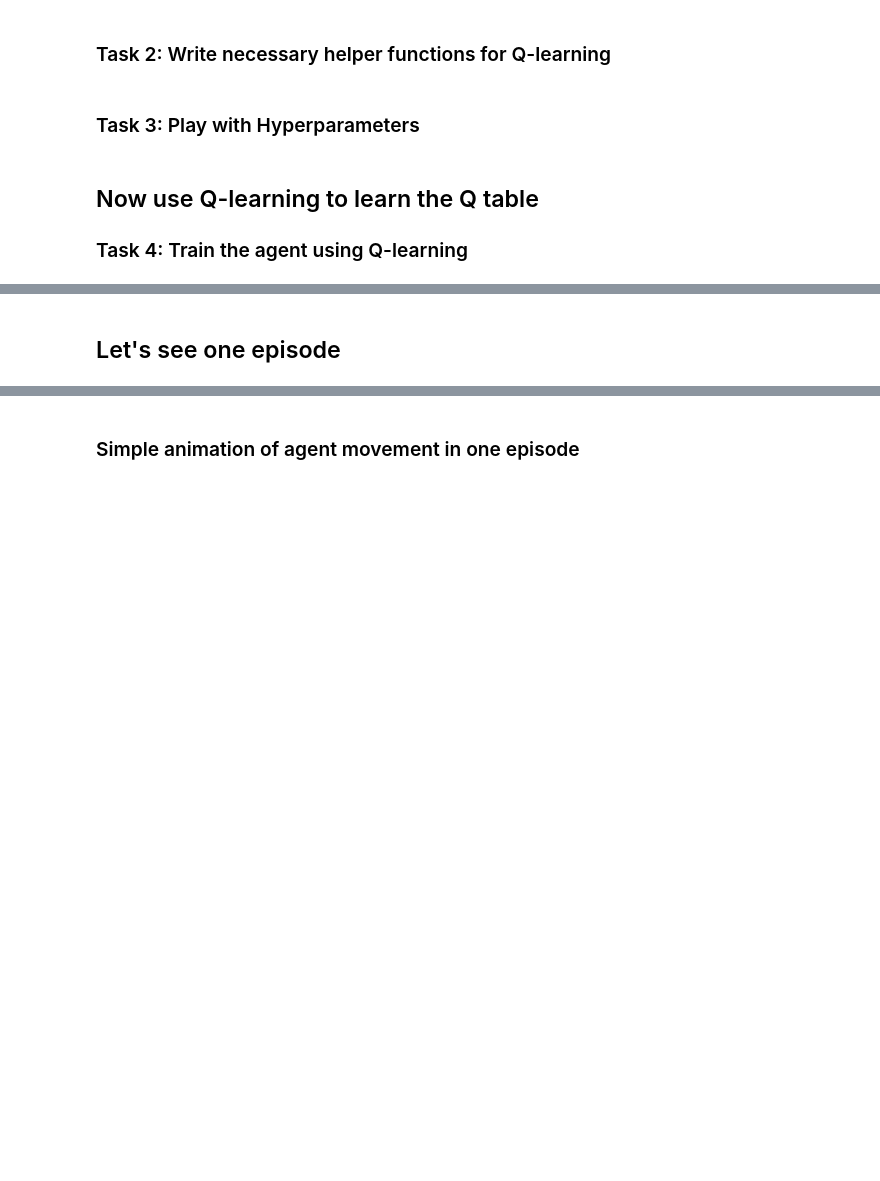
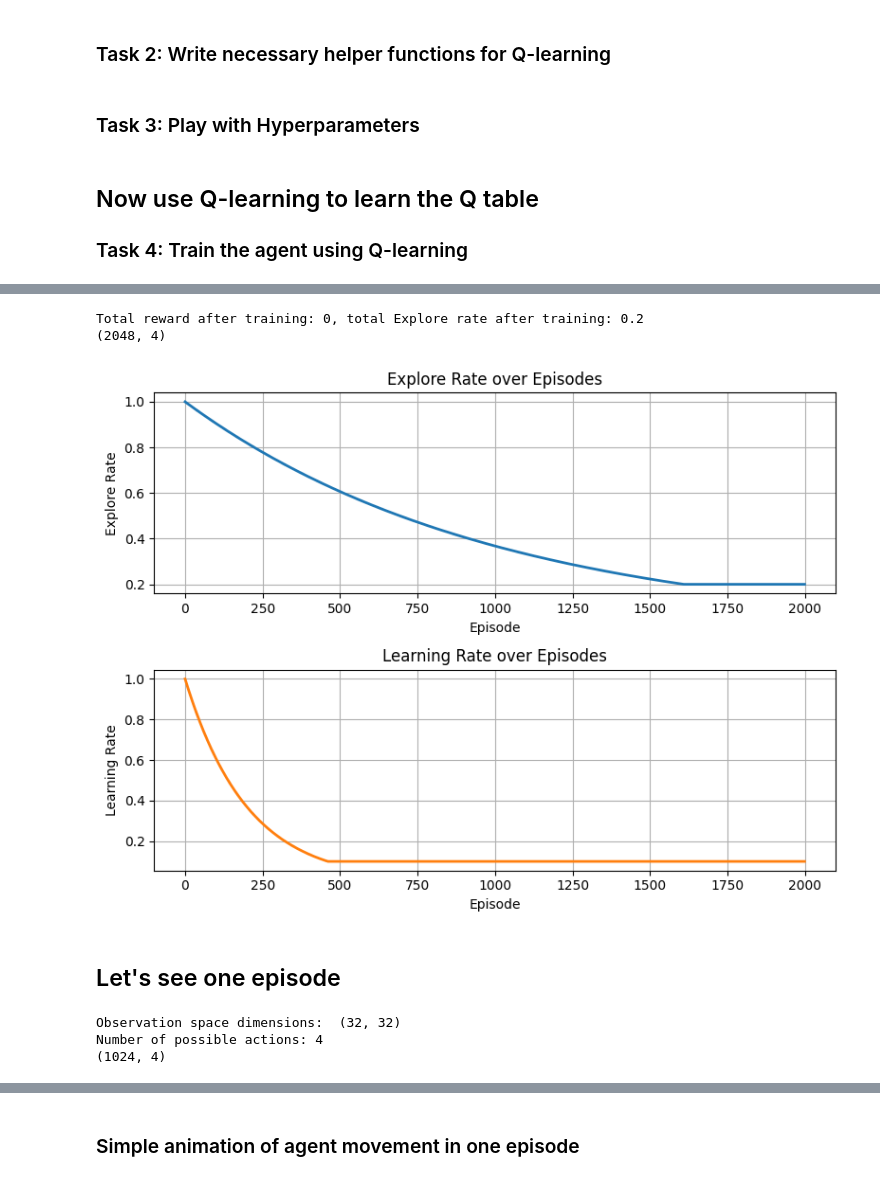
Before and after one commit to joonseren/TDT4172-Introduction-to-Machine-Learning, a Jupyter notebook: Assignment3/Project3_RL.ipynb, the cells around one changed output, grey strips where cells are left out. Drawn from its saved outputs; the diff is of its cells as text; code cells hidden in the pictures; blank space fills up the shorter version.

```diff
--- a/Assignment3/Project3_RL.ipynb
+++ b/Assignment3/Project3_RL.ipynb
@@ -723,7 +723,9 @@ tmp_env.manual_mode = False # disable printouts while training
 total_reward = 0
 
 explore_rate = update_explore_rate(0, MIN_EXPLORE_RATE=MIN_EXPLORE_RATE_test)
+explore_rate_cum = []
 learning_rate = update_learning_rate(0, MIN_LEARNING_RATE=MIN_LEARNING_RATE_test)
+learning_rate_cum = []
 
 # YOUR CODE GOES HERE
 
@@ -735,7 +737,10 @@ learning_rate = update_learning_rate(0, MIN_LEARNING_RATE=MIN_LEARNING_RATE_test
         # Tip: use the Q-learning update rule equation - Bellman equation
 for episode in range(NUM_EPISODES_test):
     explore_rate = update_explore_rate(episode, MIN_EXPLORE_RATE_test)
+    explore_rate_cum.append(explore_rate)
     learning_rate = update_learning_rate(episode, MIN_LEARNING_RATE_test)
+    learning_rate_cum.append(learning_rate)
+
     init_observation = tmp_env.reset()
     state = tmp_env.get_1d_state()
 
@@ -898,11 +1019,11 @@ Q_test = None # you need to initialize Q_test
 # Tip - you can also use the same parameters as for the toy example above
 # YOUR CODE GOES HERE (set the values below)
 
-GAMMA_test = None
-NUM_EPISODES_test = None
-MIN_EXPLORE_RATE_test = None
-MIN_LEARNING_RATE_test = None
-STEP_SIZE_TEST = None
+GAMMA_test = 0.9
+NUM_EPISODES_test = 2000
+MIN_EXPLORE_RATE_test = 0.2
+MIN_LEARNING_RATE_test = 0.1
+STEP_SIZE_TEST = 45
 # Depending on your parameters for the toy environment, using the same parameters here could work fine
 # if they are not working, you may want to set them to different values here
 # %% [markdown]
@@ -919,5 +1093,68 @@ print(f"Total reward after training: {total_reward}, total Explore rate after tr
+# %%
+print(f"Total reward after training: {total_reward}, total Explore rate after training: {explore_rate}")
+print(Q_test.shape)
+
+episodes = range(len(explore_rate_cum))
+
+plt.figure(figsize=(8, 6))
+
+# --- Explore Rate ---
+plt.subplot(2, 1, 1)
+plt.plot(episodes, explore_rate_cum, color='tab:blue', linewidth=2)
+plt.title('Explore Rate over Episodes')
+plt.xlabel('Episode')
+plt.ylabel('Explore Rate')
+plt.grid(True)
+
+# --- Learning Rate ---
+plt.subplot(2, 1, 2)
+plt.plot(episodes, learning_rate_cum, color='tab:orange', linewidth=2)
+plt.title('Learning Rate over Episodes')
+plt.xlabel('Episode')
+plt.ylabel('Learning Rate')
+plt.grid(True)
+
+plt.tight_layout()
+plt.show()
+
+
+plt.figure(figsize=(8, 6))
+plt.imshow(Q_test, cmap='viridis', aspect='auto')
+plt.colorbar(label='Q-value')
+plt.title('Q-table Heatmap')
+plt.xlabel('Action')
+plt.ylabel('State')
+plt.tight_layout()
+plt.show()
+# %% [output]
+Total reward after training: 0, total Explore rate after training: 0.2
+(2048, 4)
+[figure, added]
 # %% [markdown]
 ## Let's see one episode
+# %%
+# Task 1: Initialize Q table
+"""
+TODO: given the environment, initialize the Q table
+"""
+
+# Tip: pay attention to the dimensions of Q table
+# Tip: how many states does the table have, how many actions
+
+print(f"Observation space dimensions:  {tmp_env.observation_space.shape}")
+print(f"Number of possible actions: {tmp_env.action_space.n}")
+
+# YOUR CODE GOES HERE
+
+actions = (tmp_env.observation_space.shape[0] * tmp_env.observation_space.shape[1])
+states = (tmp_env.action_space.n)
+
+Q_test = np.zeros((actions, states)) # you need to initialize this variable
+print(Q_test.shape)
+# %% [output]
+Observation space dimensions:  (32, 32)
+Number of possible actions: 4
+(1024, 4)
 # %%
 #now we can show one episode
 
```
Also changed, not shown: parts of 18 cells of this notebook, 1 other file.
